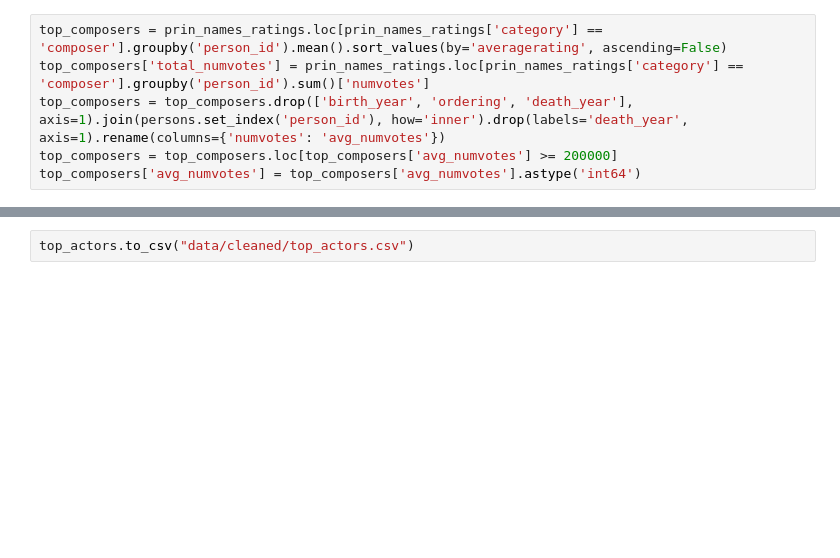
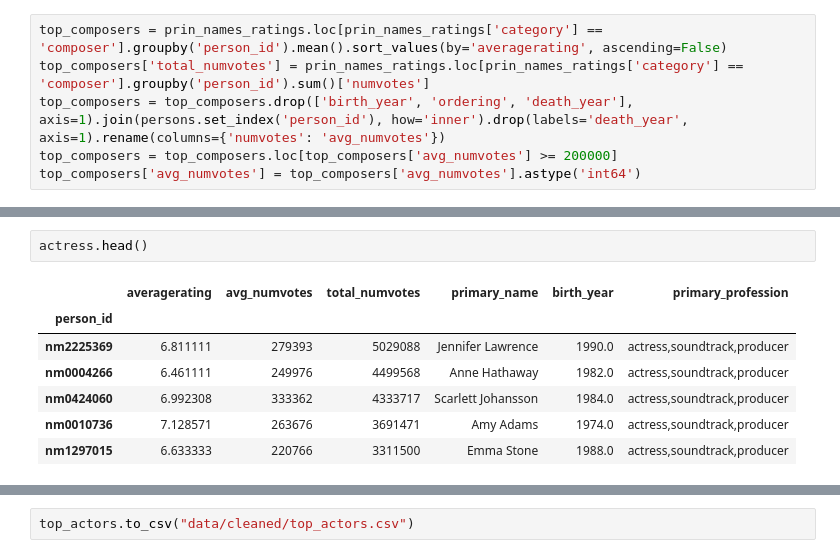
Before and after one commit to kmatk/Movie_Studio_P1_Project, a Jupyter notebook: imdb_db_EDA.ipynb, the cells around one changed output, grey strips where cells are left out. Drawn from its saved outputs; the diff is of its cells as text; blank space fills up the shorter version.

```diff
--- a/imdb_db_EDA.ipynb
+++ b/imdb_db_EDA.ipynb
@@ -749,0 +739,10 @@ top_composers['avg_numvotes'] = top_composers['avg_numvotes'].astype('int64')
+# %%
+actress.head()
+# %% [output]
+|  | averagerating | avg_numvotes | total_numvotes | primary_name | birth_year | primary_profession |
+| person_id |  |  |  |  |  |  |
+| nm2225369 | 6.811111 | 279393 | 5029088 | Jennifer Lawrence | 1990.0 | actress,soundtrack,producer |
+| nm0004266 | 6.461111 | 249976 | 4499568 | Anne Hathaway | 1982.0 | actress,soundtrack,producer |
+| nm0424060 | 6.992308 | 333362 | 4333717 | Scarlett Johansson | 1984.0 | actress,soundtrack,producer |
+| nm0010736 | 7.128571 | 263676 | 3691471 | Amy Adams | 1974.0 | actress,soundtrack,producer |
+| nm1297015 | 6.633333 | 220766 | 3311500 | Emma Stone | 1988.0 | actress,soundtrack,producer |
```
Also changed, not shown: parts of 16 cells of this notebook, 1 other file.
